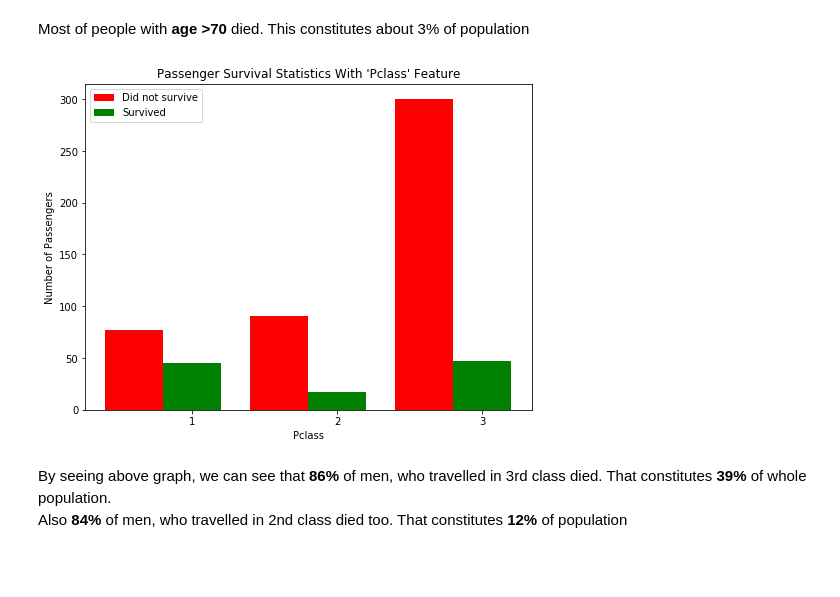
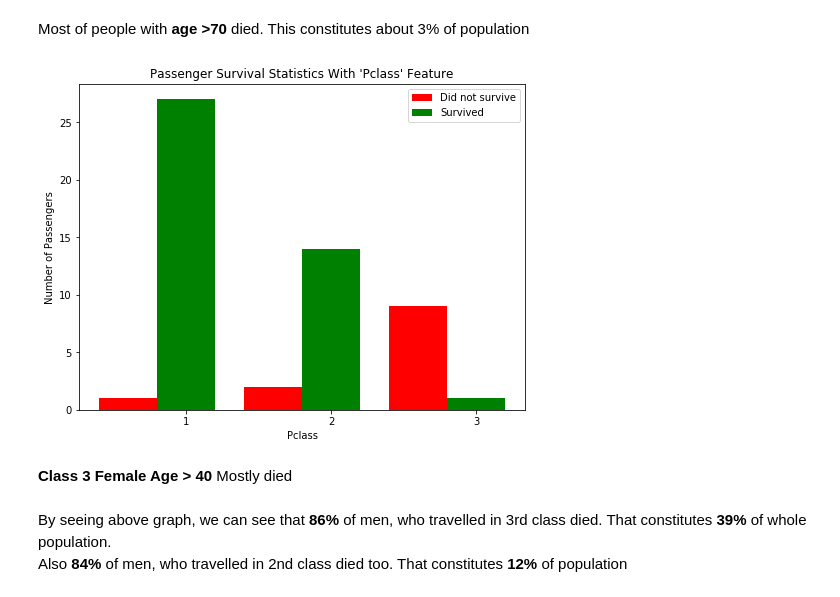
Before and after one commit to karthikcs/machine-learning, a Jupyter notebook: projects/titanic_survival_exploration/titanic_survival_exploration.ipynb, the cells around one changed output. Cells and saved outputs as stored; diff of their text form; code cells hidden in the pictures; blank space fills up the shorter version.

```diff
--- a/projects/titanic_survival_exploration/titanic_survival_exploration.ipynb
+++ b/projects/titanic_survival_exploration/titanic_survival_exploration.ipynb
@@ -264,9 +276,11 @@ vs.survival_stats(data, outcomes, 'Pclass', ["Age > 70"])
 # %% [markdown]
 Most of people with **age >70** died. This constitutes about 3% of population
 # %%
-vs.survival_stats(data, outcomes, 'Pclass', ["Sex == 'male'"])
+vs.survival_stats(data, outcomes, 'Pclass', ["Sex == 'female'", "Age >= 40"])
 # %% [output]
-[figure, old version]
+[figure, new version]
+# %% [markdown]
+**Class 3 Female Age > 40** Mostly died
 # %% [markdown]
 By seeing above graph, we can see that **86%** of men, who  travelled in 3rd class died. That constitutes **39%** of whole population. <br>
 Also **84%** of men, who travelled in 2nd class died too. That constitutes **12%** of population
```
Also changed, not shown: parts of 11 cells of this notebook.
